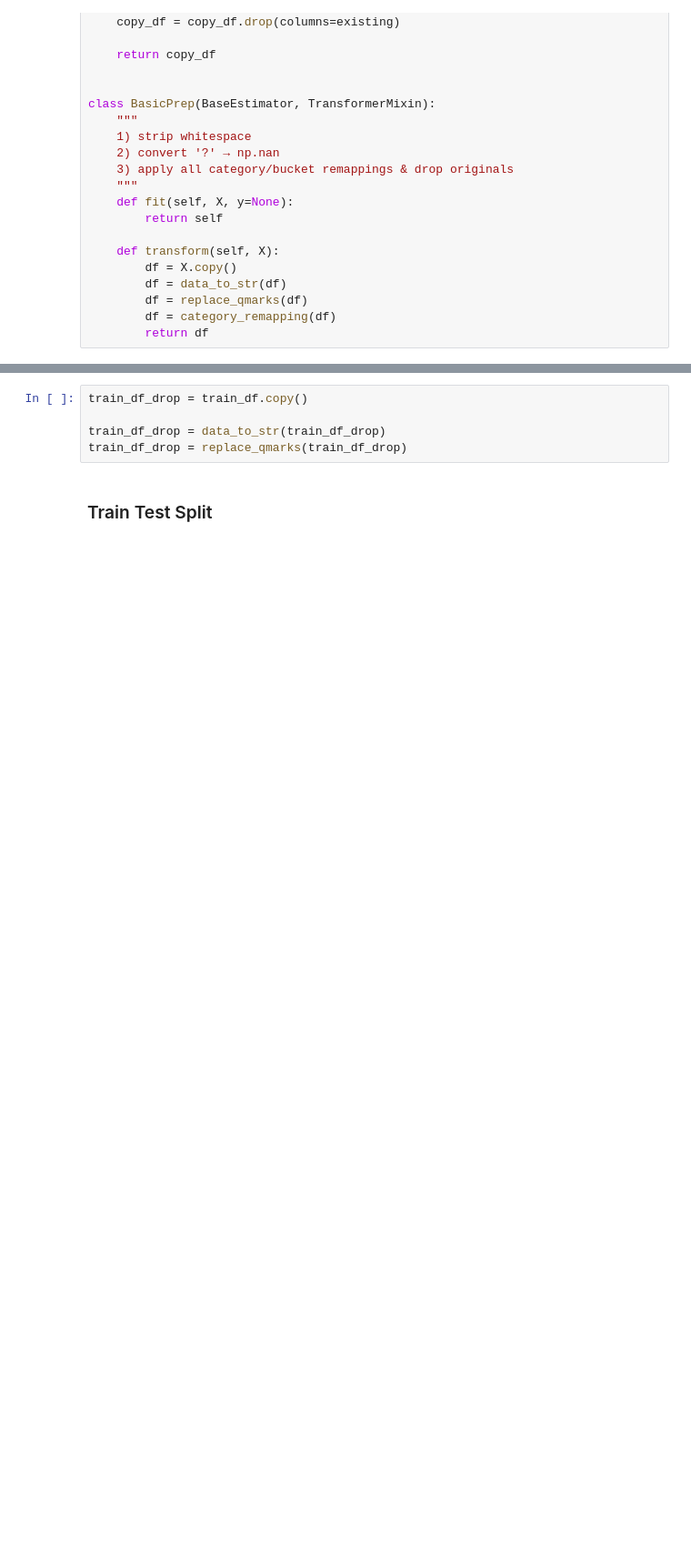
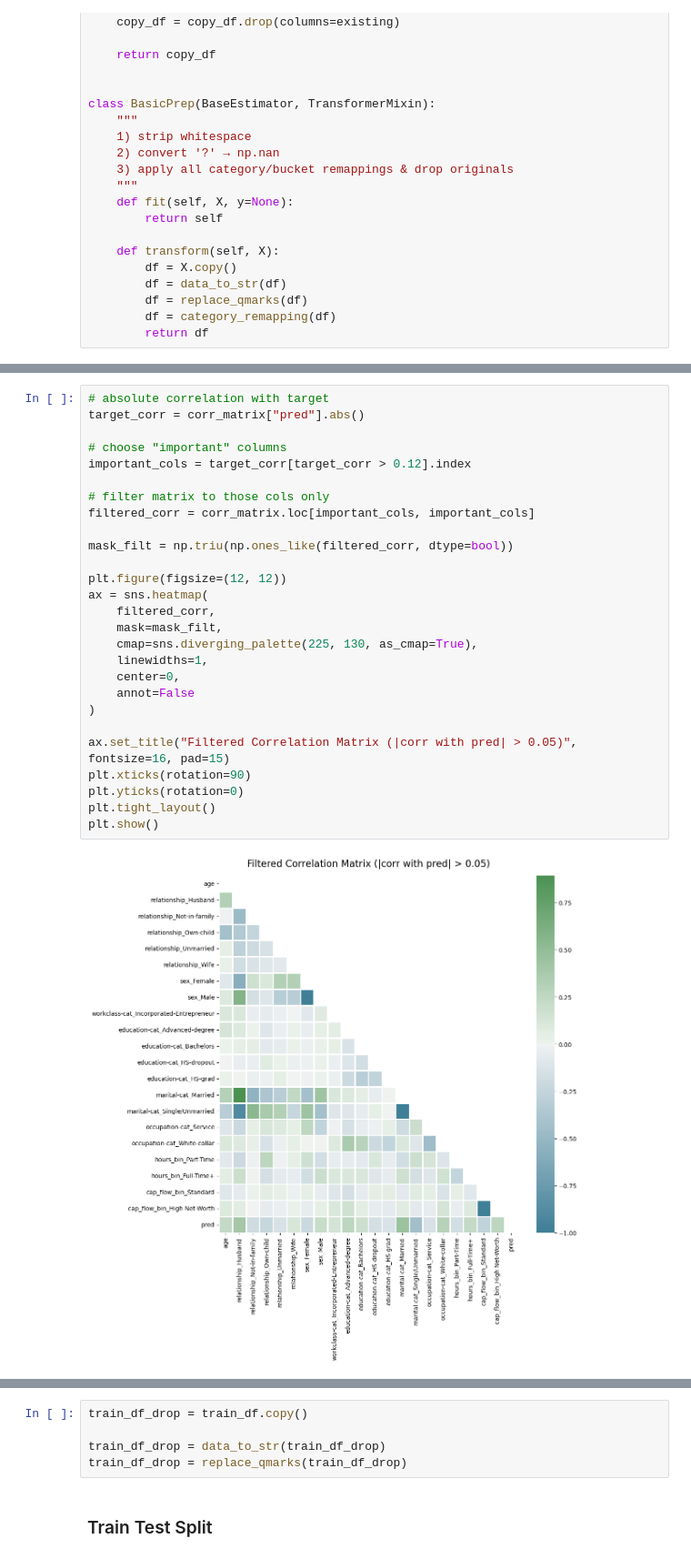
Before and after one commit to JohnAChester/fordham_classification, a Jupyter notebook: Pipeline_GridSearchCV_simplified.ipynb, the cells around one changed output, grey strips where cells are left out. Shown: that part at 91% size. Saved outputs shown, nothing was run; the diff lists cells and outputs as text; blank space fills up the shorter version.

```diff
--- a/Pipeline_GridSearchCV_simplified.ipynb
+++ b/Pipeline_GridSearchCV_simplified.ipynb
@@ -220,0 +273,29 @@ class BasicPrep(BaseEstimator, TransformerMixin):
+# %%
+# absolute correlation with target
+target_corr = corr_matrix["pred"].abs()
+
+# choose "important" columns
+important_cols = target_corr[target_corr > 0.12].index
+
+# filter matrix to those cols only
+filtered_corr = corr_matrix.loc[important_cols, important_cols]
+
+mask_filt = np.triu(np.ones_like(filtered_corr, dtype=bool))
+
+plt.figure(figsize=(12, 12))
+ax = sns.heatmap(
+    filtered_corr,
+    mask=mask_filt,
+    cmap=sns.diverging_palette(225, 130, as_cmap=True),
+    linewidths=1,
+    center=0,
+    annot=False
+)
+
+ax.set_title("Filtered Correlation Matrix (|corr with pred| > 0.05)", fontsize=16, pad=15)
+plt.xticks(rotation=90)
+plt.yticks(rotation=0)
+plt.tight_layout()
+plt.show()
+# %% [output]
+[figure, added]
```
Also changed, not shown: parts of 30 cells of this notebook.
